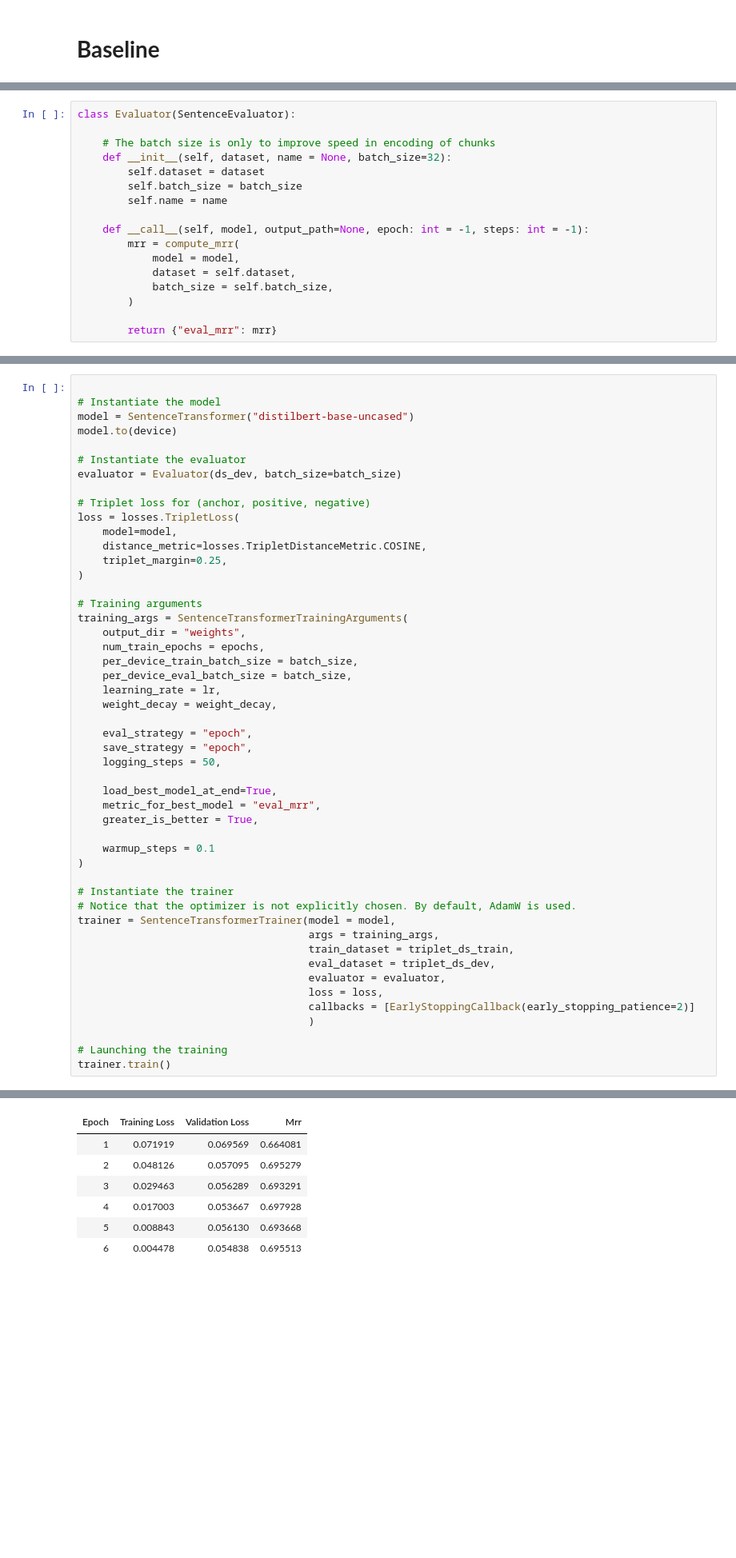
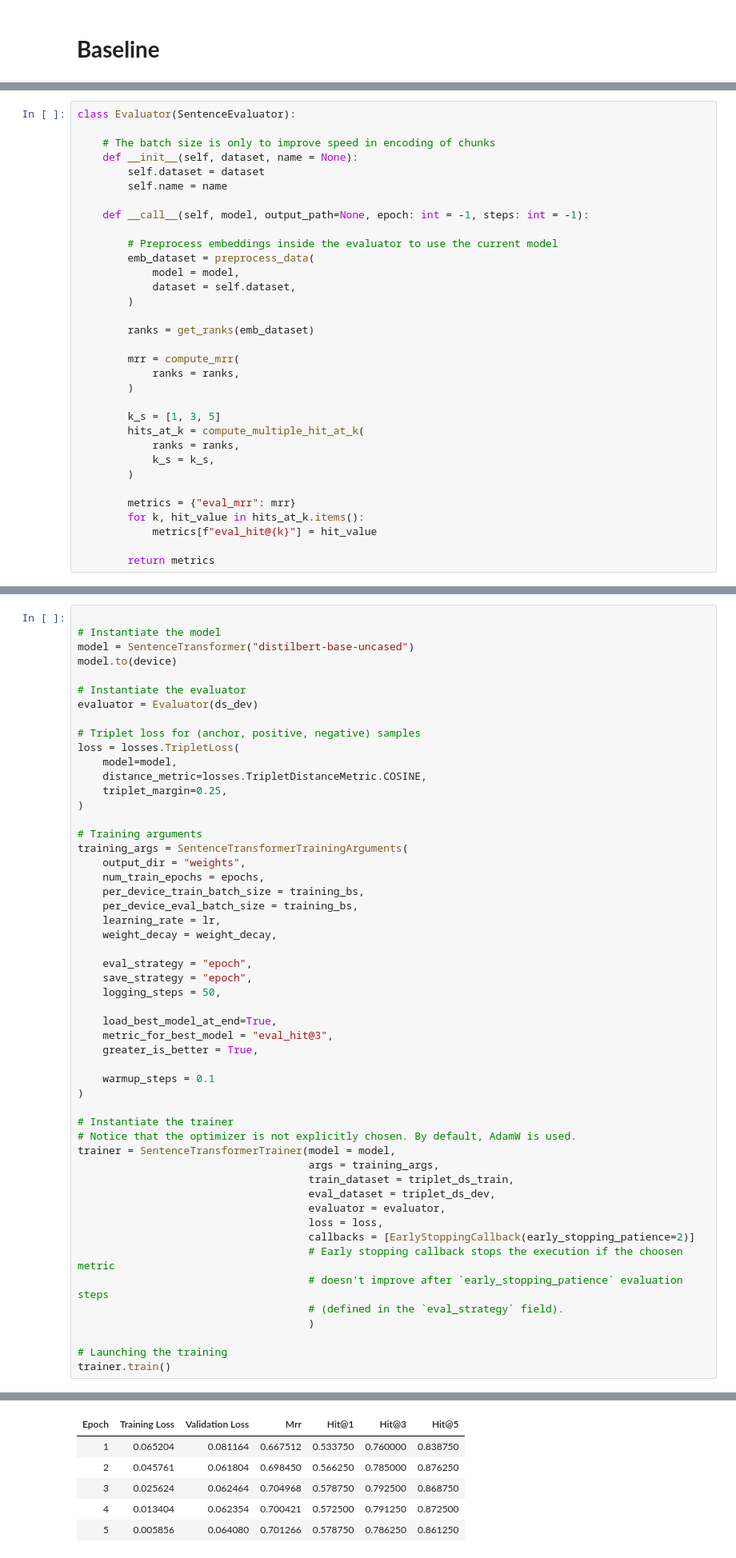
Before and after one commit to AntonioAgostini/MNLP-HW1, a Jupyter notebook: HW1_MNLP.ipynb, the cells around one changed output, grey strips where cells are left out. Shown at 80% size. Cells and saved outputs as stored; diff of their text form; blank space fills up the shorter version.

```diff
--- a/HW1_MNLP.ipynb
+++ b/HW1_MNLP.ipynb
@@ -250,19 +350,35 @@ The evaluator measures the performance of the model by computing:
 class Evaluator(SentenceEvaluator):
 
     # The batch size is only to improve speed in encoding of chunks
-    def __init__(self, dataset, name = None, batch_size=32):
+    def __init__(self, dataset, name = None):
         self.dataset = dataset
-        self.batch_size = batch_size
         self.name = name
 
     def __call__(self, model, output_path=None, epoch: int = -1, steps: int = -1):
-        mrr = compute_mrr(
+
+        # Preprocess embeddings inside the evaluator to use the current model
+        emb_dataset = preprocess_data(
             model = model,
             dataset = self.dataset,
-            batch_size = self.batch_size,
         )
 
-        return {"eval_mrr": mrr}
+        ranks = get_ranks(emb_dataset)
+
+        mrr = compute_mrr(
+            ranks = ranks,
+        )
+
+        k_s = [1, 3, 5]
+        hits_at_k = compute_multiple_hit_at_k(
+            ranks = ranks,
+            k_s = k_s,
+        )
+
+        metrics = {"eval_mrr": mrr}
+        for k, hit_value in hits_at_k.items():
+            metrics[f"eval_hit@{k}"] = hit_value
+
+        return metrics
 # %% [markdown]
 # **Finetuning using triplets**
 The finetuning process using triplets involves training the `SentenceTransformer` model to embed sentences such that an 'anchor' (the `query`) sentence is similar in the embedding space to a 'positive' sentence (the `correct answer`) than it is to a 'negative' sentence (the `unrelated answer`). This is achieved through a `TripletLoss` function, which optimizes the model to maintain a certain margin between the anchor-positive and anchor-negative distances.
@@ -277,9 +393,9 @@ model = SentenceTransformer("distilbert-base-uncased")
 model.to(device)
 
 # Instantiate the evaluator
-evaluator = Evaluator(ds_dev, batch_size=batch_size)
+evaluator = Evaluator(ds_dev)
 
-# Triplet loss for (anchor, positive, negative)
+# Triplet loss for (anchor, positive, negative) samples
 loss = losses.TripletLoss(
     model=model,
     distance_metric=losses.TripletDistanceMetric.COSINE,
@@ -290,8 +406,8 @@ loss = losses.TripletLoss(
 training_args = SentenceTransformerTrainingArguments(
     output_dir = "weights",
     num_train_epochs = epochs,
-    per_device_train_batch_size = batch_size,
-    per_device_eval_batch_size = batch_size,
+    per_device_train_batch_size = training_bs,
+    per_device_eval_batch_size = training_bs,
     learning_rate = lr,
     weight_decay = weight_decay,
 
@@ -300,7 +416,7 @@ training_args = SentenceTransformerTrainingArguments(
     logging_steps = 50,
 
     load_best_model_at_end=True,
-    metric_for_best_model = "eval_mrr",
+    metric_for_best_model = "eval_hit@3",
     greater_is_better = True,
 
     warmup_steps = 0.1
@@ -315,6 +431,9 @@ trainer = SentenceTransformerTrainer(model = model,
                                      evaluator = evaluator,
                                      loss = loss,
                                      callbacks = [EarlyStoppingCallback(early_stopping_patience=2)]
+                                     # Early stopping callback stops the execution if the choosen metric
+                                     # doesn't improve after `early_stopping_patience` evaluation steps
+                                     # (defined in the `eval_strategy` field).
                                      )
 
 # Launching the training
@@ -336,7 +455,6 @@ Notes:
-| Epoch | Training Loss | Validation Loss | Mrr |
-| 1 | 0.071919 | 0.069569 | 0.664081 |
-| 2 | 0.048126 | 0.057095 | 0.695279 |
-| 3 | 0.029463 | 0.056289 | 0.693291 |
-| 4 | 0.017003 | 0.053667 | 0.697928 |
-| 5 | 0.008843 | 0.056130 | 0.693668 |
-| 6 | 0.004478 | 0.054838 | 0.695513 |
+| Epoch | Training Loss | Validation Loss | Mrr | Hit@1 | Hit@3 | Hit@5 |
+| 1 | 0.065204 | 0.081164 | 0.667512 | 0.533750 | 0.760000 | 0.838750 |
+| 2 | 0.045761 | 0.061804 | 0.698450 | 0.566250 | 0.785000 | 0.876250 |
+| 3 | 0.025624 | 0.062464 | 0.704968 | 0.578750 | 0.792500 | 0.868750 |
+| 4 | 0.013404 | 0.062354 | 0.700421 | 0.572500 | 0.791250 | 0.872500 |
+| 5 | 0.005856 | 0.064080 | 0.701266 | 0.578750 | 0.786250 | 0.861250 |
```
Also changed, not shown: parts of 18 cells of this notebook.
